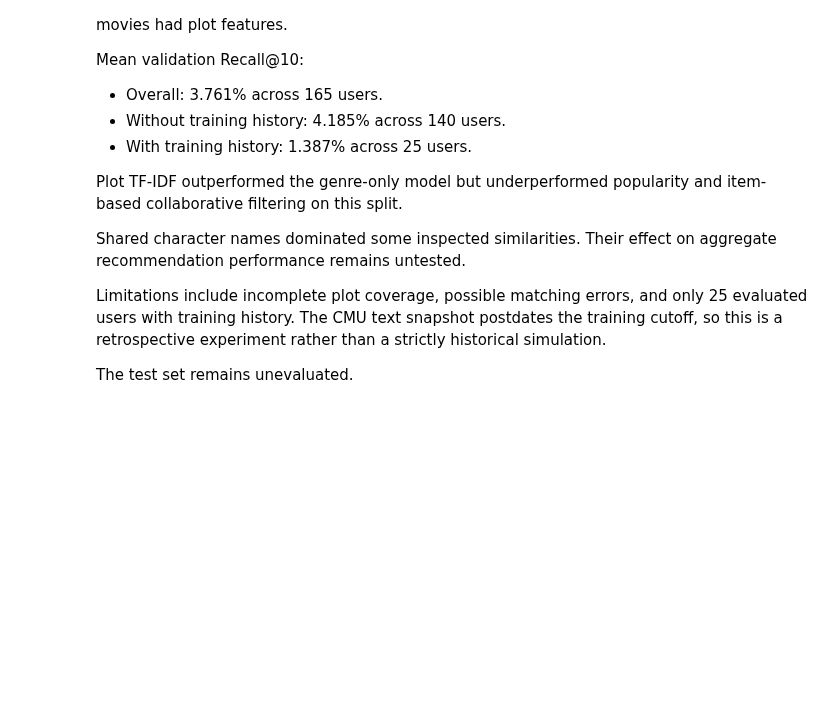
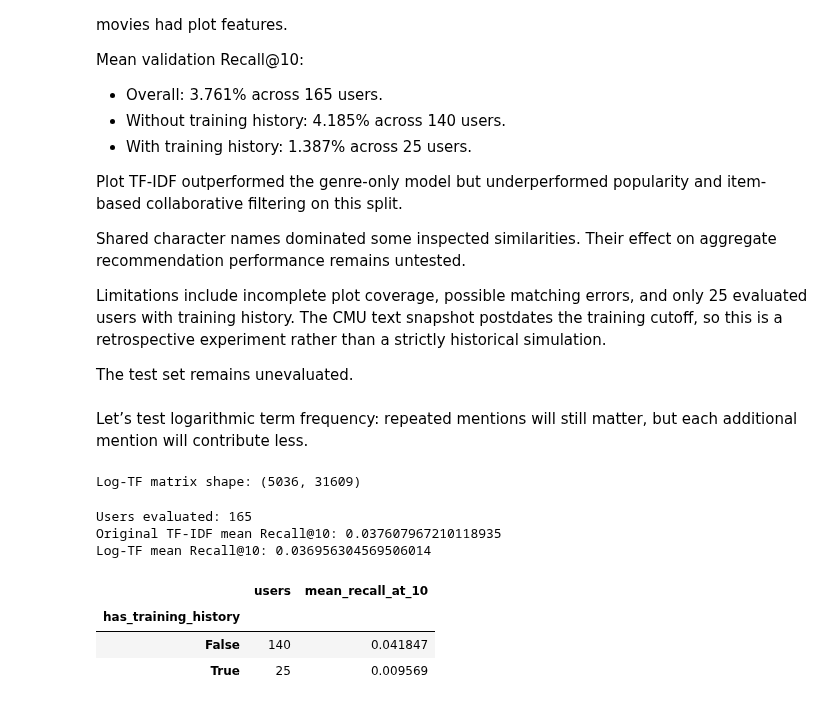
Before and after one commit to clarkbrendenj/movie-recommendation-system, a Jupyter notebook: notebooks/04_plot_text_preparation.ipynb, the cells around one changed output. Cells and saved outputs as stored; diff of their text form; code cells hidden in the pictures; blank space fills up the shorter version.

```diff
--- a/notebooks/04_plot_text_preparation.ipynb
+++ b/notebooks/04_plot_text_preparation.ipynb
@@ -1392,3 +1392,21 @@ The CMU text snapshot postdates the training cutoff, so this is
 a retrospective experiment rather than a strictly historical simulation.
 
 The test set remains unevaluated.
+# %% [markdown]
+Let’s test logarithmic term frequency: repeated mentions will still matter, but each additional mention will contribute less.
+# %%
+tfidf_log_vectorizer = TfidfVectorizer(
+    lowercase=True,
+    stop_words="english",
+    min_df=2,
+    norm="l2",
+    sublinear_tf=True
+)
+
+plot_tfidf_log = tfidf_log_vectorizer.fit_transform(
+    text_movies["plot"]
+)
+
+print("Log-TF matrix shape:", plot_tfidf_log.shape)
+# %% [output]
+Log-TF matrix shape: (5036, 31609)
@@ -1394,0 +1444,30 @@ The test set remains unevaluated.
+# %%
+print("Users evaluated:", len(log_text_results))
+
+print(
+    "Original TF-IDF mean Recall@10:",
+    text_based_results["recall_at_10"].mean()
+)
+
+print(
+    "Log-TF mean Recall@10:",
+    log_text_results["recall_at_10"].mean()
+)
+
+log_text_group_summary = (
+    log_text_results.groupby("has_training_history")
+    .agg(
+        users=("userId", "size"),
+        mean_recall_at_10=("recall_at_10", "mean")
+    )
+)
+
+log_text_group_summary
+# %% [output]
+Users evaluated: 165
+Original TF-IDF mean Recall@10: 0.037607967210118935
+Log-TF mean Recall@10: 0.036956304569506014
+|  | users | mean_recall_at_10 |
+| has_training_history |  |  |
+| False | 140 | 0.041847 |
+| True | 25 | 0.009569 |
```
Also changed, not shown: parts of 6 cells of this notebook.
